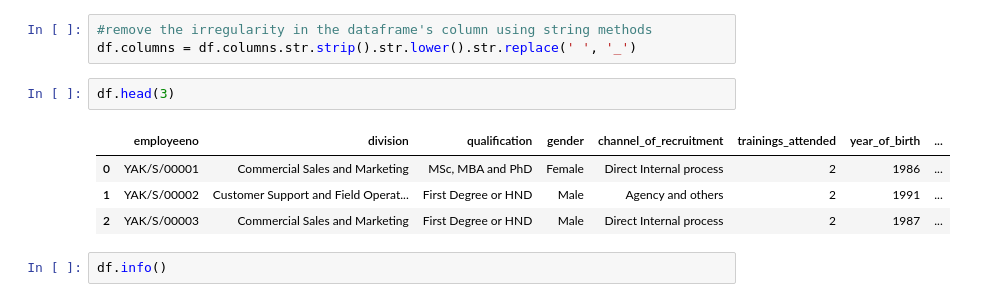
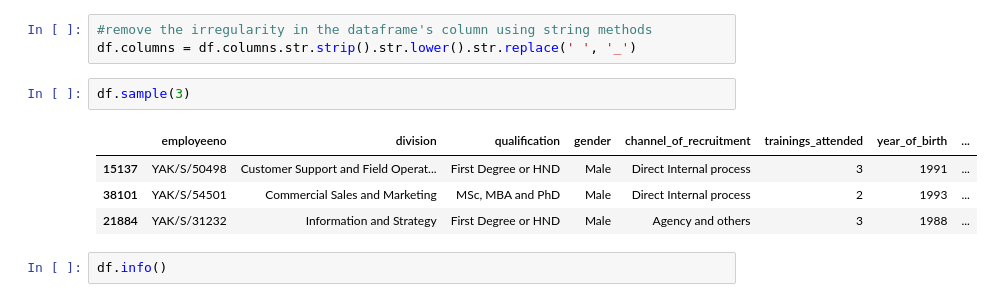
Before and after one commit to Xx1235/DSN-Staff-Promotion-Algorithm, a Jupyter notebook: dsn_yakubu.ipynb, the cells around one changed output. Saved outputs shown, nothing was run; the diff lists cells and outputs as text.

```diff
--- a/dsn_yakubu.ipynb
+++ b/dsn_yakubu.ipynb
@@ -86,12 +86,12 @@ df = pd.concat([df_train, df_test])
 #remove the irregularity in the dataframe's column using string methods
 df.columns = df.columns.str.strip().str.lower().str.replace(' ', '_')
 # %%
-df.head(3)
+df.sample(3)
 # %% [output]
 |  | employeeno | division | qualification | gender | channel_of_recruitment | trainings_attended | year_of_birth | ... |
-| 0 | YAK/S/00001 | Commercial Sales and Marketing | MSc, MBA and PhD | Female | Direct Internal process | 2 | 1986 | ... |
-| 1 | YAK/S/00002 | Customer Support and Field Operat... | First Degree or HND | Male | Agency and others | 2 | 1991 | ... |
-| 2 | YAK/S/00003 | Commercial Sales and Marketing | First Degree or HND | Male | Direct Internal process | 2 | 1987 | ... |
+| 15137 | YAK/S/50498 | Customer Support and Field Operat... | First Degree or HND | Male | Direct Internal process | 3 | 1991 | ... |
+| 38101 | YAK/S/54501 | Commercial Sales and Marketing | MSc, MBA and PhD | Male | Direct Internal process | 2 | 1993 | ... |
+| 21884 | YAK/S/31232 | Information and Strategy | First Degree or HND | Male | Agency and others | 3 | 1988 | ... |
 # %%
 df.info()
 # %% [output]
```
Also changed, not shown: parts of 29 cells of this notebook.
